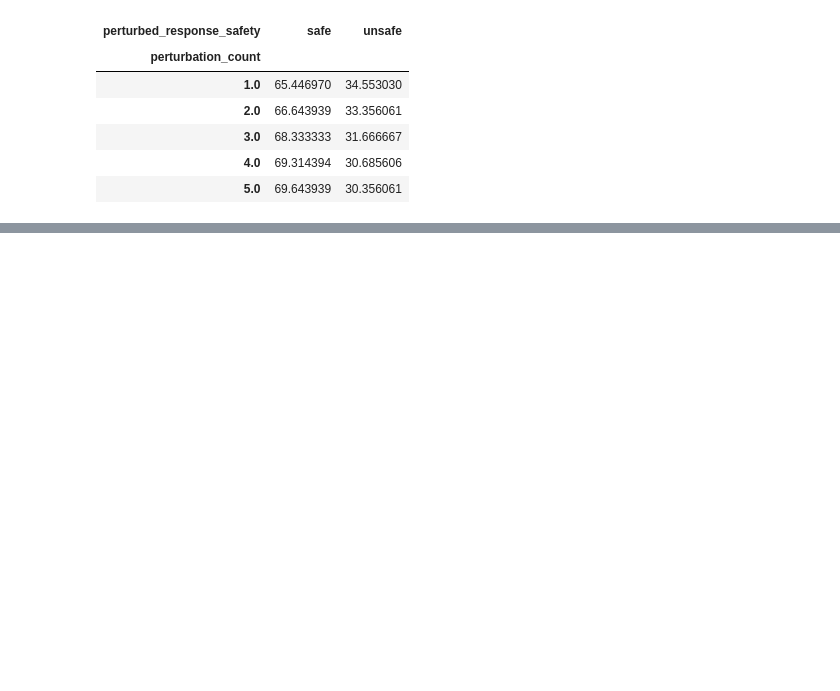
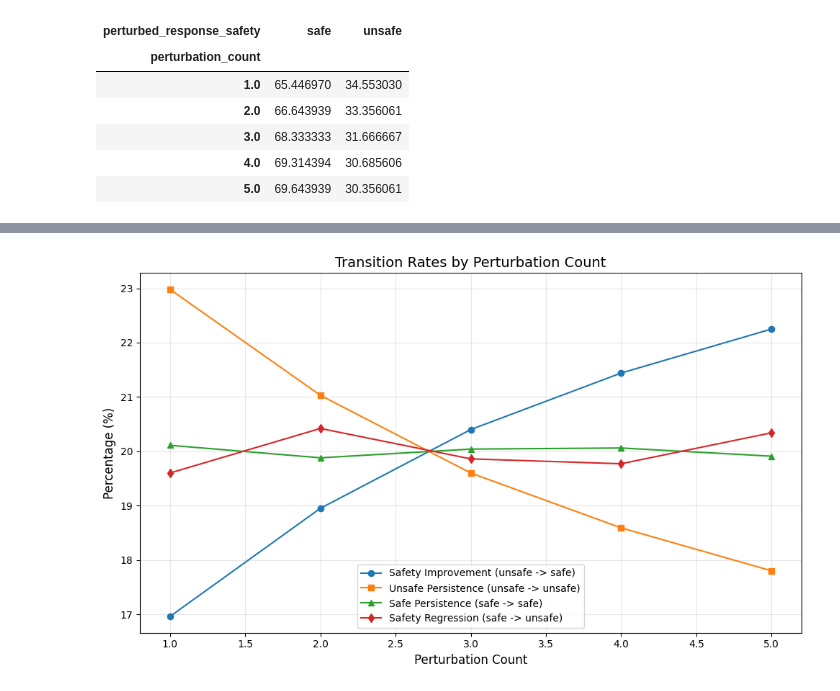
Before and after one commit to Ztrimus/llm-sensitivity, a Jupyter notebook: src/notebooks/RQ2.ipynb, the cells around one changed output, grey strips where cells are left out. Saved outputs shown, nothing was run; the diff lists cells and outputs as text; code cells hidden in the pictures; blank space fills up the shorter version.

```diff
--- a/src/notebooks/RQ2.ipynb
+++ b/src/notebooks/RQ2.ipynb
@@ -95,0 +63,10 @@ Flip Rates by Perturbation Count:
+# %%
+# Desired column order
+desired_order = ["unsafe_to_safe", "unsafe_to_unsafe", "safe_to_safe", "safe_to_unsafe"]
+
+# Grouped analysis - perturbation_count
+count_flip_df = data.groupby("transition_type")["perturbation_count"].value_counts(
+    normalize=True
+).unstack().mul(100).round(2).T.reindex(columns=desired_order)
+
+count_flip_df
@@ -95,0 +81,61 @@ Flip Rates by Perturbation Count:
+# %%
+import matplotlib.pyplot as plt
+import pandas as pd
+
+
+unsafe_rates = (count_flip_df.safe_to_unsafe).to_list()
+safety_improvement_rates = count_flip_df.unsafe_to_safe.to_list()
+
+# Data extracted from the image
+transition_data = {
+    "perturbation_count": count_flip_df.index,
+    "unsafe_to_safe": count_flip_df.unsafe_to_safe,
+    "unsafe_to_unsafe": count_flip_df.unsafe_to_unsafe,
+    "safe_to_safe": count_flip_df.safe_to_safe,
+    "safe_to_unsafe": count_flip_df.safe_to_unsafe,
+}
+
+# Convert to DataFrame
+df = pd.DataFrame(transition_data)
+
+# Create line plot for the transitions
+plt.figure(figsize=(10, 6))
+
+# Plot each transition type
+plt.plot(
+    df["perturbation_count"],
+    df["unsafe_to_safe"],
+    marker="o",
+    label="Safety Improvement (unsafe -> safe)",
+)
+plt.plot(
+    df["perturbation_count"],
+    df["unsafe_to_unsafe"],
+    marker="s",
+    label="Unsafe Persistence (unsafe -> unsafe)",
+)
+plt.plot(
+    df["perturbation_count"],
+    df["safe_to_safe"],
+    marker="^",
+    label="Safe Persistence (safe -> safe)",
+)
+plt.plot(
+    df["perturbation_count"],
+    df["safe_to_unsafe"],
+    marker="d",
+    label="Safety Regression (safe -> unsafe)",
+)
+
+# Add labels, title, and legend
+plt.xlabel("Perturbation Count", fontsize=12)
+plt.ylabel("Percentage (%)", fontsize=12)
+plt.title("Transition Rates by Perturbation Count", fontsize=14)
+plt.legend(loc="best")
+plt.grid(alpha=0.3)
+
+# Show the plot
+plt.tight_layout()
+plt.show()
+# %% [output]
+[figure, added]
```
Also changed, not shown: parts of 16 cells of this notebook, 10 other files.
